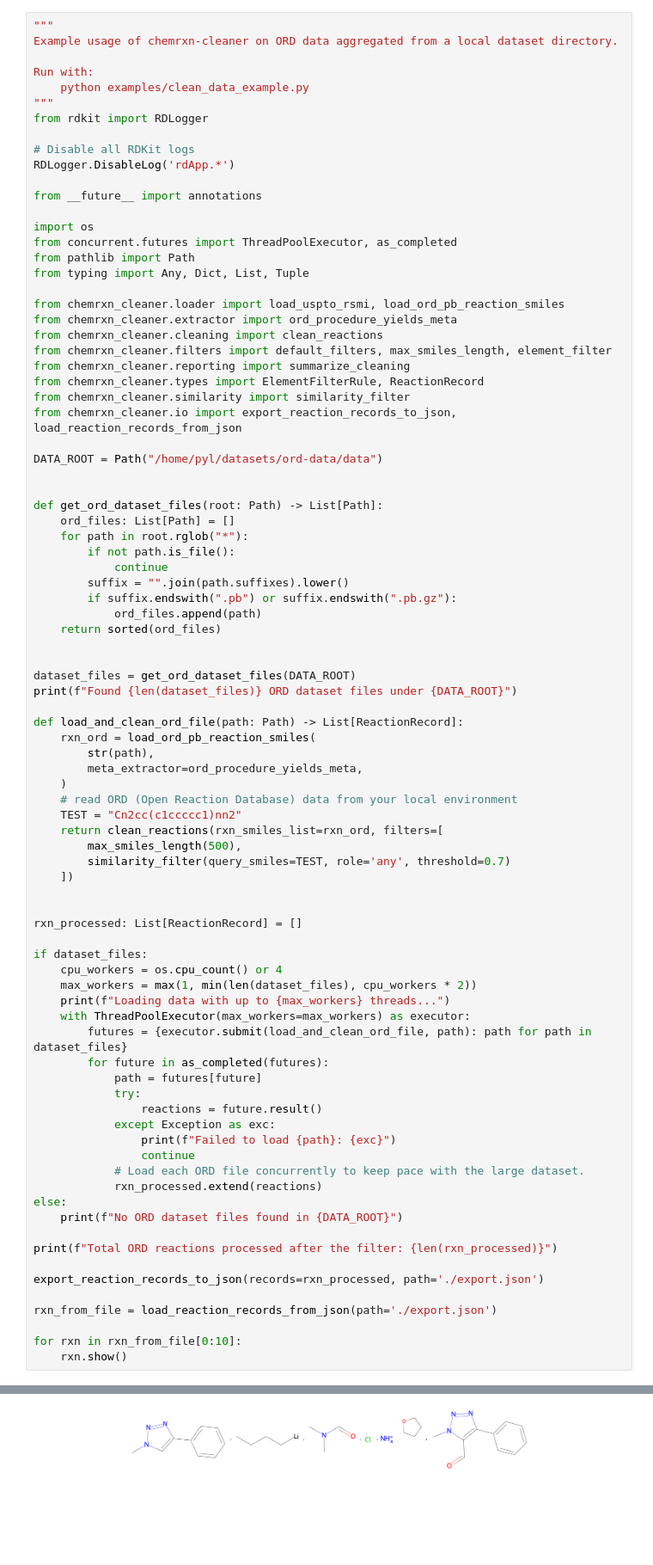
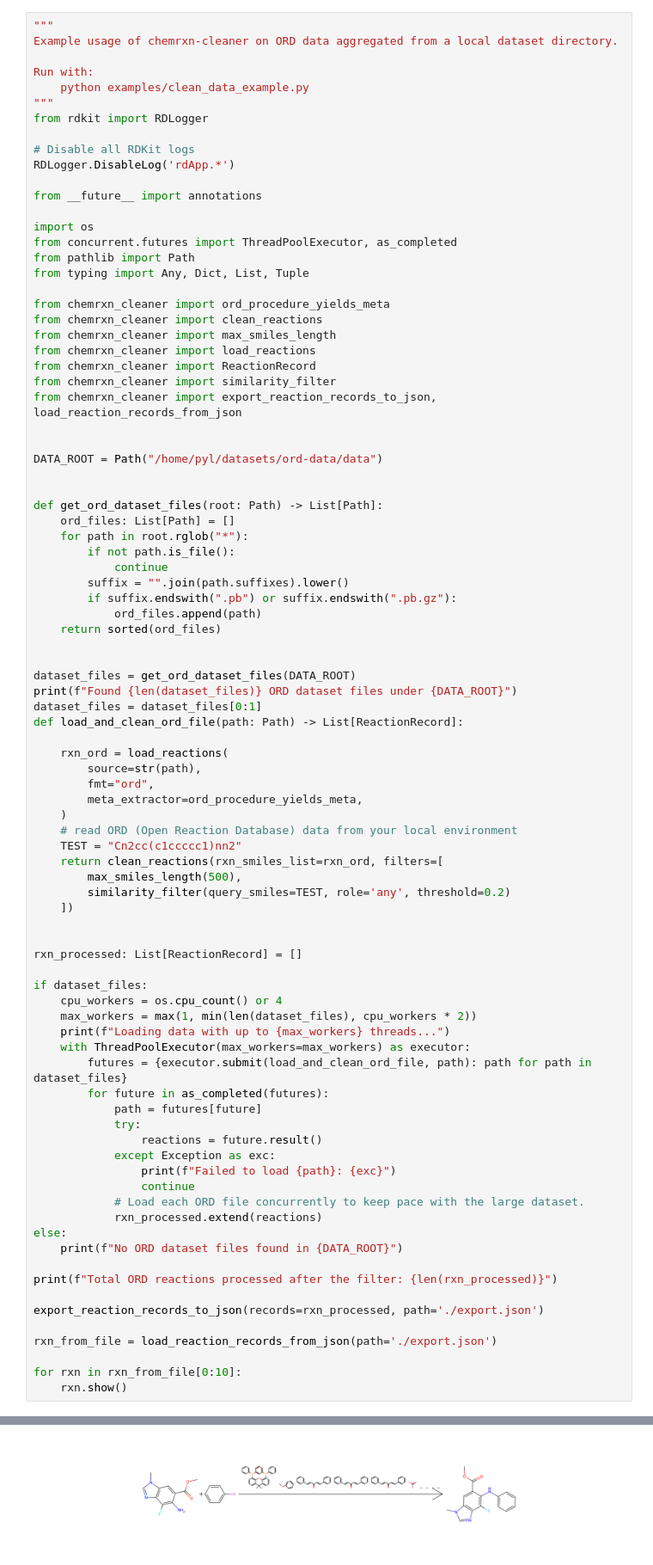
Before and after one commit to peiyeliu/chemrxn-cleaner, a Jupyter notebook: examples/example.ipynb, the cells around one changed output, grey strips where cells are left out. Shown at 86% size. Cells and saved outputs as stored; diff of their text form; blank space fills up the shorter version.

```diff
--- a/examples/example.ipynb
+++ b/examples/example.ipynb
@@ -17,14 +17,14 @@ from concurrent.futures import ThreadPoolExecutor, as_completed
 from pathlib import Path
 from typing import Any, Dict, List, Tuple
 
-from chemrxn_cleaner.loader import load_uspto_rsmi, load_ord_pb_reaction_smiles
-from chemrxn_cleaner.extractor import ord_procedure_yields_meta
-from chemrxn_cleaner.cleaning import clean_reactions
-from chemrxn_cleaner.filters import default_filters, max_smiles_length, element_filter
-from chemrxn_cleaner.reporting import summarize_cleaning
-from chemrxn_cleaner.types import ElementFilterRule, ReactionRecord
-from chemrxn_cleaner.similarity import similarity_filter
-from chemrxn_cleaner.io import export_reaction_records_to_json, load_reaction_records_from_json
+from chemrxn_cleaner import ord_procedure_yields_meta
+from chemrxn_cleaner import clean_reactions
+from chemrxn_cleaner import max_smiles_length
+from chemrxn_cleaner import load_reactions
+from chemrxn_cleaner import ReactionRecord
+from chemrxn_cleaner import similarity_filter
+from chemrxn_cleaner import export_reaction_records_to_json, load_reaction_records_from_json
+
 
 DATA_ROOT = Path("/home/pyl/datasets/ord-data/data")
 
@@ -42,17 +42,19 @@ def get_ord_dataset_files(root: Path) -> List[Path]:
 
 dataset_files = get_ord_dataset_files(DATA_ROOT)
 print(f"Found {len(dataset_files)} ORD dataset files under {DATA_ROOT}")
+dataset_files = dataset_files[0:1]
+def load_and_clean_ord_file(path: Path) -> List[ReactionRecord]:
 
-def load_and_clean_ord_file(path: Path) -> List[ReactionRecord]:
-    rxn_ord = load_ord_pb_reaction_smiles(
-        str(path),
+    rxn_ord = load_reactions(
+        source=str(path),
+        fmt="ord",
         meta_extractor=ord_procedure_yields_meta,
     )
     # read ORD (Open Reaction Database) data from your local environment
     TEST = "Cn2cc(c1ccccc1)nn2"
     return clean_reactions(rxn_smiles_list=rxn_ord, filters=[
         max_smiles_length(500),
-        similarity_filter(query_smiles=TEST, role='any', threshold=0.7)
+        similarity_filter(query_smiles=TEST, role='any', threshold=0.2)
     ])
 
 
@@ -92 +93 @@ Total ORD reactions processed after the filter: 1
-[figure, old version]
+[figure, new version]
```
Also changed, not shown: parts of 1 cell of this notebook, 2 other files.
